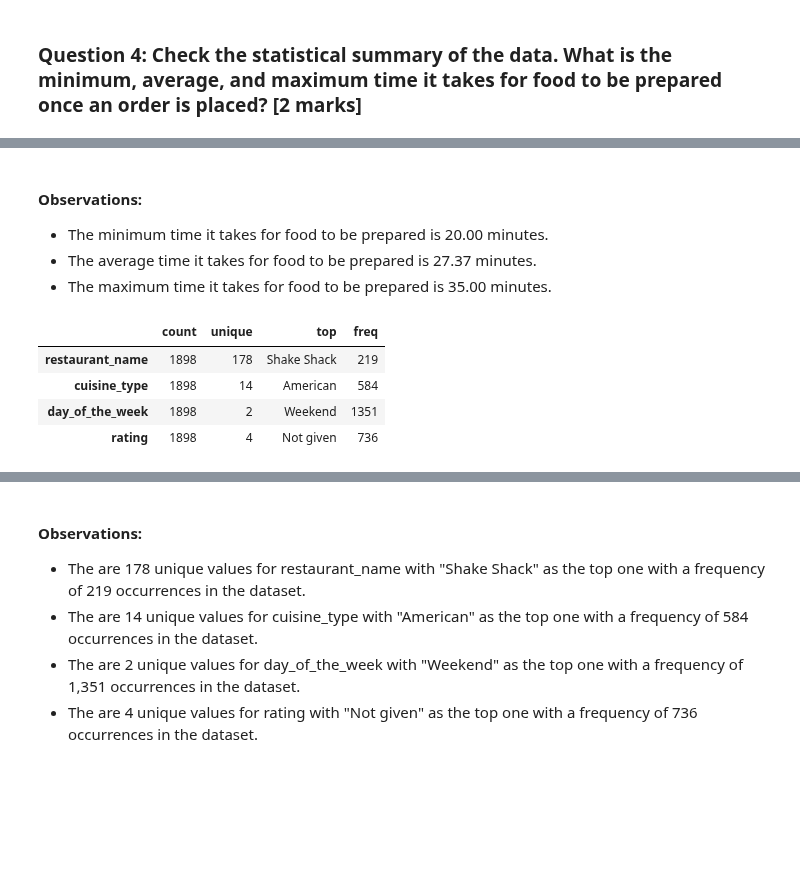
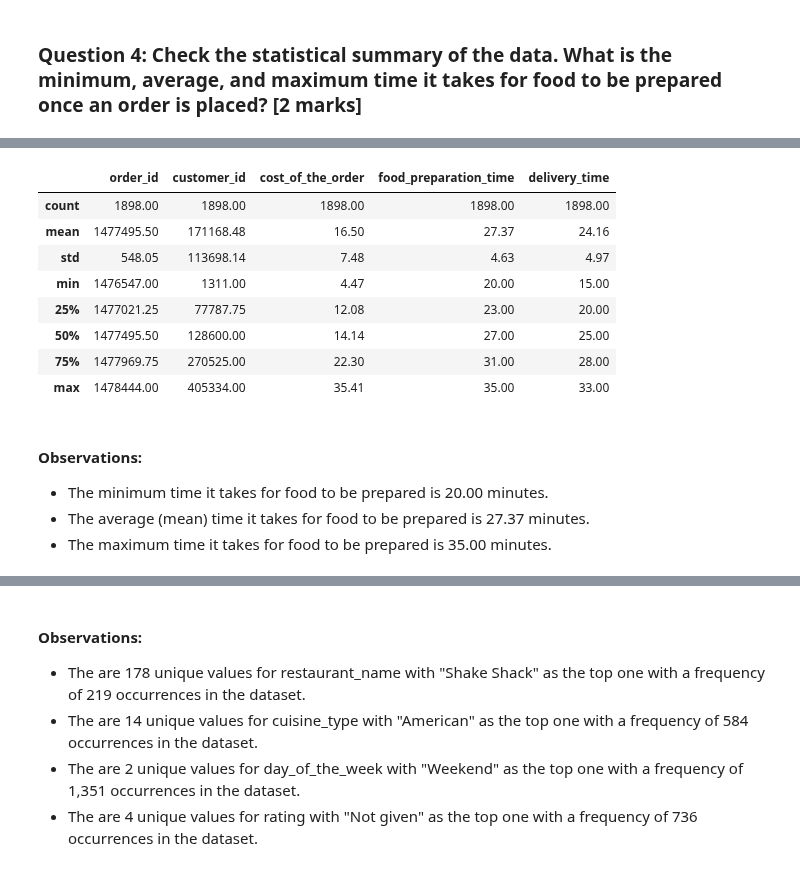
Before and after one commit to HelimaBass/Content_Drive, a Jupyter notebook: FDS_Project_LearnerNotebook_FullCode.ipynb, the cells around one changed output, grey strips where cells are left out. Cells and saved outputs as stored; diff of their text form; code cells hidden in the pictures; blank space fills up the shorter version.

```diff
--- a/FDS_Project_LearnerNotebook_FullCode.ipynb
+++ b/FDS_Project_LearnerNotebook_FullCode.ipynb
@@ -167,14 +166,18 @@ df.describe().T
+# %%
+# Generate the statistical summary for this dataset to suppress scientific notation
+df.describe().apply(lambda s: s.apply('{0:.2f}'.format))
+# %% [output]
+|  | order_id | customer_id | cost_of_the_order | food_preparation_time | delivery_time |
+| count | 1898.00 | 1898.00 | 1898.00 | 1898.00 | 1898.00 |
+| mean | 1477495.50 | 171168.48 | 16.50 | 27.37 | 24.16 |
+| std | 548.05 | 113698.14 | 7.48 | 4.63 | 4.97 |
+| min | 1476547.00 | 1311.00 | 4.47 | 20.00 | 15.00 |
+| 25% | 1477021.25 | 77787.75 | 12.08 | 23.00 | 20.00 |
+| 50% | 1477495.50 | 128600.00 | 14.14 | 27.00 | 25.00 |
+| 75% | 1477969.75 | 270525.00 | 22.30 | 31.00 | 28.00 |
+| max | 1478444.00 | 405334.00 | 35.41 | 35.00 | 33.00 |
 # %% [markdown]
 #### Observations:
 * The minimum time it takes for food to be prepared is 20.00 minutes.
-* The average time it takes for food to be prepared is 27.37 minutes.
+* The average (mean) time it takes for food to be prepared is 27.37 minutes.
 * The maximum time it takes for food to be prepared is 35.00 minutes.
-# %%
-# Write your code here
-df.describe(exclude = 'number').T
-# %% [output]
-|  | count | unique | top | freq |
-| restaurant_name | 1898 | 178 | Shake Shack | 219 |
-| cuisine_type | 1898 | 14 | American | 584 |
-| day_of_the_week | 1898 | 2 | Weekend | 1351 |
-| rating | 1898 | 4 | Not given | 736 |
```
Also changed, not shown: parts of 13 cells of this notebook.
